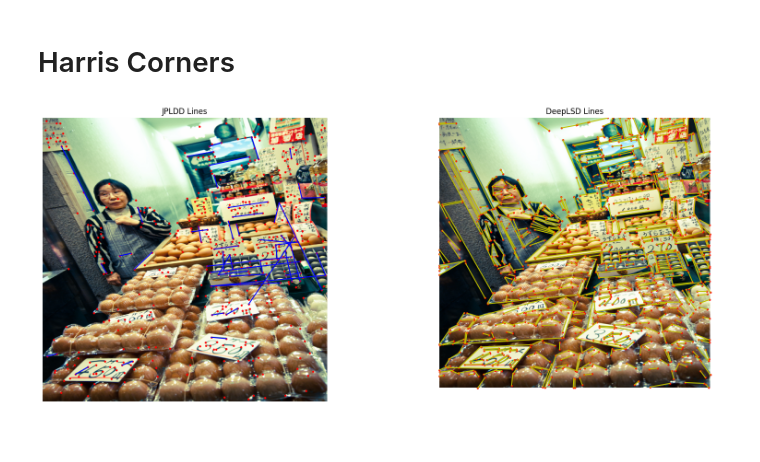
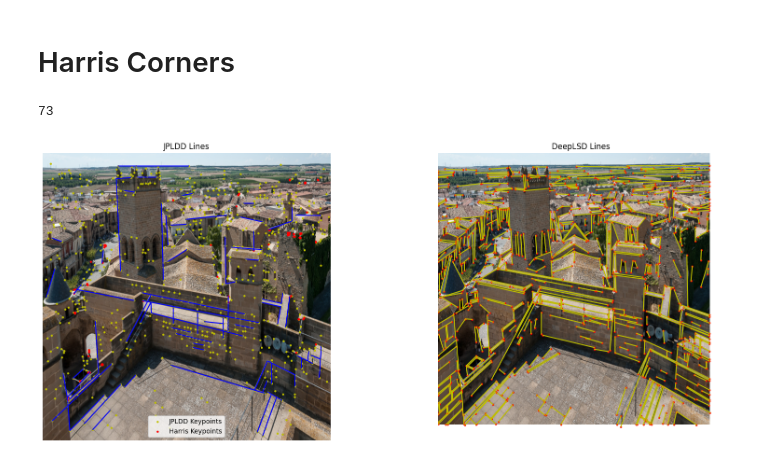
Before and after one commit to cvg/glue-factory, a Jupyter notebook: notebooks/refine_line_detection.ipynb, the cells around one changed output. Saved outputs shown, nothing was run; the diff lists cells and outputs as text; code cells hidden in the pictures; blank space fills up the shorter version.

Commit message:
Try some new stuff with line detection

```diff
--- a/notebooks/refine_line_detection.ipynb
+++ b/notebooks/refine_line_detection.ipynb
@@ -182,7 +182,7 @@ print(f"Device Used: {device}")
 DEBUG_DIR = "tmp_testbed"
 jpldd_conf = {
     "name": "joint_point_line_extractor",
-    "max_num_keypoints": 500,  # setting for training, for eval: -1
+    "max_num_keypoints": 800,  # setting for training, for eval: -1
     "timeit": True,  # override timeit: False from BaseModel
     "line_df_decoder_channels": 32,
     "line_af_decoder_channels": 32,
@@ -212,8 +212,9 @@ jpldd_conf = {
                 "band_width": 1,
                 "num_line_samples": 150,
                 "mlp_hidden_dims": [256, 128, 128, 64, 32],
-                "pred_threshold": 0.95,
-                "weights": "/local/home/Point-Line/outputs/training/pold2_mlp_train_1k_150samp/checkpoint_best.tar",
+                "pred_threshold": 0.9,
+                "weights": "/local/home/Point-Line/outputs/training/pold2_mlp_gen+train_Bands-3-1_1kimg_60pimg_NEG-Combined/checkpoint_best.tar",
+                #"weights": "/local/home/Point-Line/outputs/training/pold2_mlp_train_1k_150samp/checkpoint_best.tar",
             },
             "nms": True,
             "debug": False,
@@ -397,7 +390,8 @@ Seems like 150 vs 30 samples does not really make a difference regarding time. B
 # Harris Corners
 # %%
 # should use 544
-img_index = 123
+# castle image is index 100
+img_index = 100
 deeplsd_net = get_deep_lsd_model()
 with torch.no_grad():
     img_torch = ds[img_index]["image"].to(device).unsqueeze(0)
@@ -419,10 +413,12 @@ dst = cv2.cornerHarris(gray_img,3,3,0.04)
 dst_norm = np.empty(dst.shape,dtype=np.float32)
 cv2.normalize(dst,dst_norm,alpha=0,beta=255,norm_type=cv2.NORM_MINMAX)
 dst_norm_scaled = cv2.convertScaleAbs(dst_norm)
-keypoints_harris = torch.Tensor(np.transpose(np.where(dst_norm_scaled > 200))).cuda()
-output_model = jpldd_model_30({"image": img_torch})
+keypoints_harris_switched = torch.Tensor(np.transpose(np.where(dst_norm_scaled > 120))).cuda()
+keypoints_harris = torch.zeros_like(keypoints_harris_switched)
+keypoints_harris[:,0],keypoints_harris[:,1] = keypoints_harris_switched[:,1],keypoints_harris_switched[:,0]
 
-keypoints_overall = torch.cat((keypoints_harris,output_model["keypoints"][0]))
+num_orig_keypoints = len(output_model["keypoints"][0])
+keypoints_overall = torch.cat((output_model["keypoints"][0],keypoints_harris))
 
 line_data  = {
     "points": keypoints_overall,
@@ -430,29 +426,33 @@ line_data  = {
     "angle_map": output_model["line_anglefield"][0],
     "descriptors": torch.zeros((keypoints_overall.shape[0],128)).cuda(),
 }
-cur_lines = jpldd_model_30.line_extractor(line_data)["lines"]
+cur_lines = jpldd_model_150.line_extractor(line_data)["lines"]
 keypoints_deeplsd = keypoints_deeplsd.cpu().numpy()
 # %%
 lines_jpldd = cur_lines.cpu().numpy()
-keypoints = keypoints_overall.cpu().numpy()
+keypoints_overall = keypoints_overall.cpu().numpy()
 _, ax = plt.subplots(1, 2, figsize=(20, 8))
 ax[0].axis('off')
 ax[0].set_title("JPLDD Lines")
-ax[0].scatter(keypoints[:,0],keypoints[:,1],s=5,c="r")
+ax[0].scatter(keypoints_overall[:num_orig_keypoints,0],keypoints_overall[:num_orig_keypoints,1],s=5,c="y",label="JPLDD Keypoints")
+ax[0].scatter(keypoints_overall[num_orig_keypoints:,0],keypoints_overall[num_orig_keypoints:,1],s=5,c="r",label="Harris Keypoints")
 ax[0].imshow(ds[img_index]["image"].permute(1, 2, 0))
+ax[0].legend()
+print(lines_jpldd.shape[0])
 for i in range(lines_jpldd.shape[0]):
     line = lines_jpldd[i]
     x1,y1 = line[0]
     x2,y2 = line[1]
     ax[0].plot([x1,x2],[y1,y2],'b-')
 ax[1].axis('off')
 ax[1].set_title("DeepLSD Lines")
 ax[1].scatter(keypoints_deeplsd[:,0],keypoints_deeplsd[:,1],s=5,c="r")
 ax[1].imshow(ds[img_index]["image"].permute(1, 2, 0))
 for i in range(deeplsd_lines.shape[0]):
     line = deeplsd_lines[i]
     x1,y1 = line[0]
     x2,y2 = line[1]
     plt.plot([x1,x2],[y1,y2],'y-')
 # %% [output]
+73
-[figure, old version]
+[figure, new version]
```
Also changed, not shown: parts of 3 cells of this notebook.
